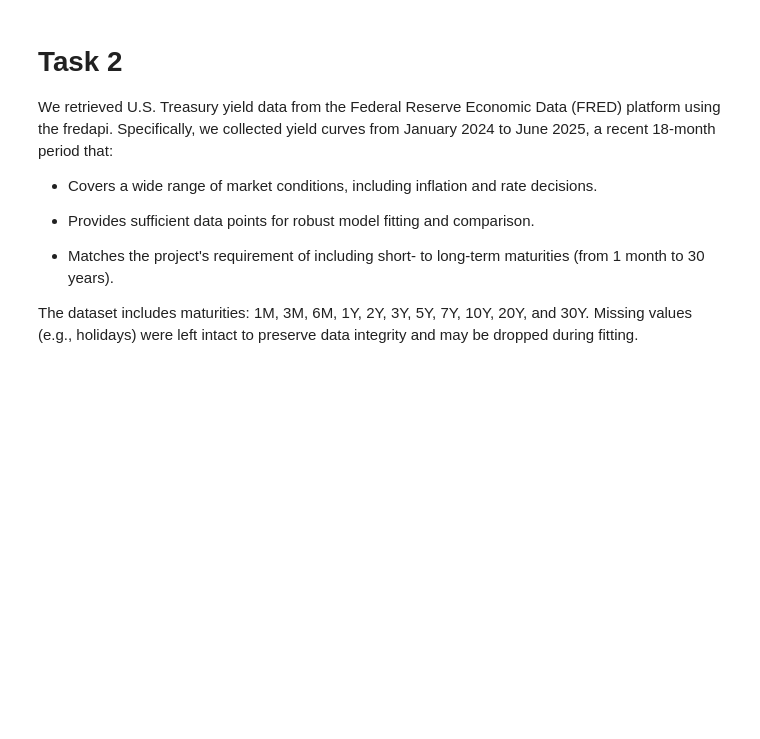
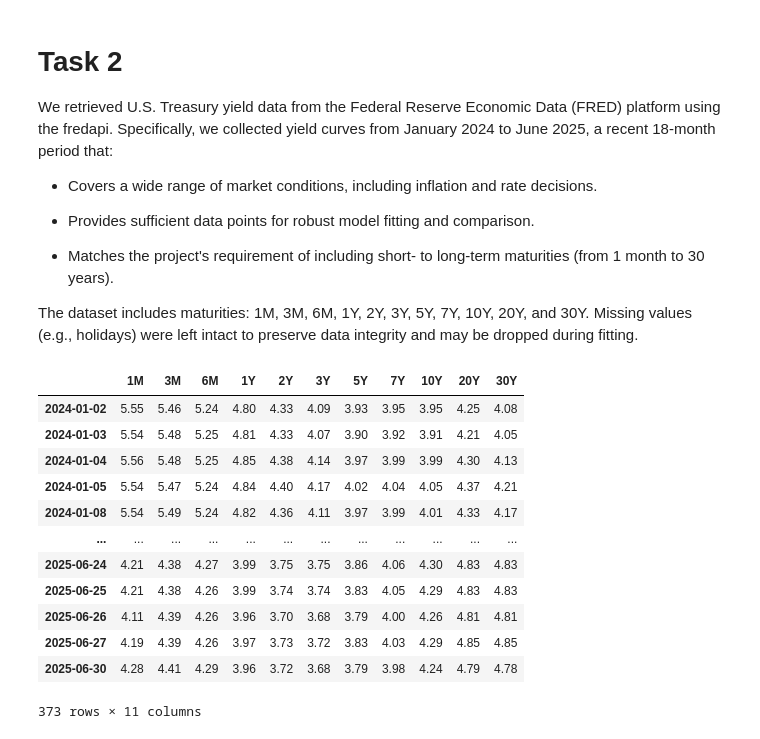
Before and after one commit to Vasuji/WQU_M3L5GWP, a Jupyter notebook: Project.ipynb, the cells around one changed output. Saved outputs shown, nothing was run; the diff lists cells and outputs as text; code cells hidden in the pictures; blank space fills up the shorter version.

```diff
--- a/Project.ipynb
+++ b/Project.ipynb
@@ -38,3 +38,30 @@ Specifically, we collected yield curves from January 2024 to June 2025, a recent
 
 The dataset includes maturities: 1M, 3M, 6M, 1Y, 2Y, 3Y, 5Y, 7Y, 10Y, 20Y, and 30Y.
 Missing values (e.g., holidays) were left intact to preserve data integrity and may be dropped during fitting.
+# %%
+'''
+a. Pick government securities from a country. The country selected should be one
+of the countries from your group so that you can fit a Nelson-Siegel model.
+
+b. Be sure to pick maturities ranging from short-term to long-term (e.g. 6 month
+maturity to 20 or 30 year maturities).
+'''
+import pandas as pd
+df = pd.read_csv('data/yields_2024_2025-06.csv', index_col=0)
+df.index = pd.to_datetime(df.index)
+df_clean = df.dropna()
+df_clean
+# %% [output]
+|  | 1M | 3M | 6M | 1Y | 2Y | 3Y | 5Y | 7Y | 10Y | 20Y | 30Y |
+| 2024-01-02 | 5.55 | 5.46 | 5.24 | 4.80 | 4.33 | 4.09 | 3.93 | 3.95 | 3.95 | 4.25 | 4.08 |
+| 2024-01-03 | 5.54 | 5.48 | 5.25 | 4.81 | 4.33 | 4.07 | 3.90 | 3.92 | 3.91 | 4.21 | 4.05 |
+| 2024-01-04 | 5.56 | 5.48 | 5.25 | 4.85 | 4.38 | 4.14 | 3.97 | 3.99 | 3.99 | 4.30 | 4.13 |
+| 2024-01-05 | 5.54 | 5.47 | 5.24 | 4.84 | 4.40 | 4.17 | 4.02 | 4.04 | 4.05 | 4.37 | 4.21 |
+| 2024-01-08 | 5.54 | 5.49 | 5.24 | 4.82 | 4.36 | 4.11 | 3.97 | 3.99 | 4.01 | 4.33 | 4.17 |
+| ... | ... | ... | ... | ... | ... | ... | ... | ... | ... | ... | ... |
+| 2025-06-24 | 4.21 | 4.38 | 4.27 | 3.99 | 3.75 | 3.75 | 3.86 | 4.06 | 4.30 | 4.83 | 4.83 |
+| 2025-06-25 | 4.21 | 4.38 | 4.26 | 3.99 | 3.74 | 3.74 | 3.83 | 4.05 | 4.29 | 4.83 | 4.83 |
+| 2025-06-26 | 4.11 | 4.39 | 4.26 | 3.96 | 3.70 | 3.68 | 3.79 | 4.00 | 4.26 | 4.81 | 4.81 |
+| 2025-06-27 | 4.19 | 4.39 | 4.26 | 3.97 | 3.73 | 3.72 | 3.83 | 4.03 | 4.29 | 4.85 | 4.85 |
+| 2025-06-30 | 4.28 | 4.41 | 4.29 | 3.96 | 3.72 | 3.68 | 3.79 | 3.98 | 4.24 | 4.79 | 4.78 |
+373 rows × 11 columns
```
Also changed, not shown: parts of 7 cells of this notebook.
